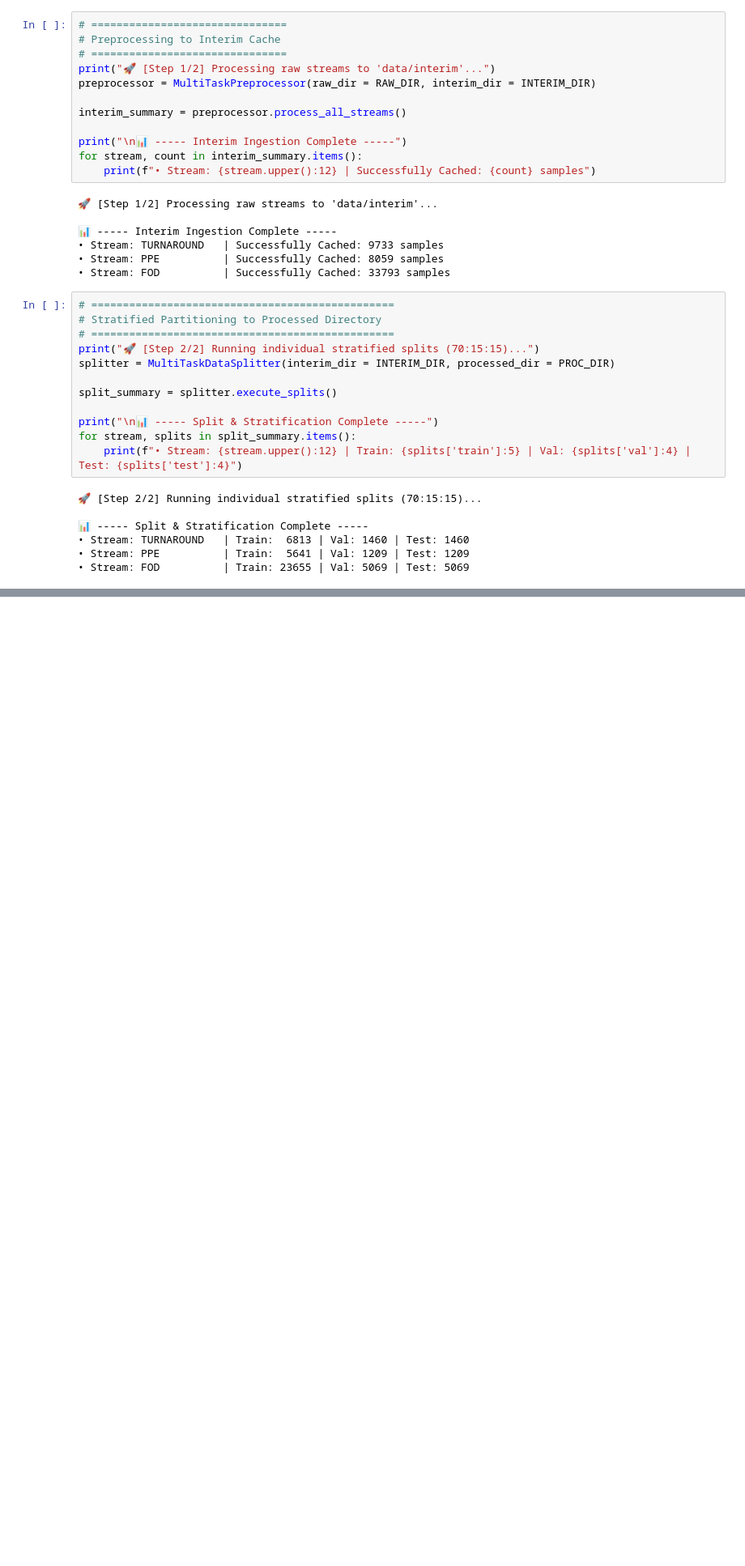
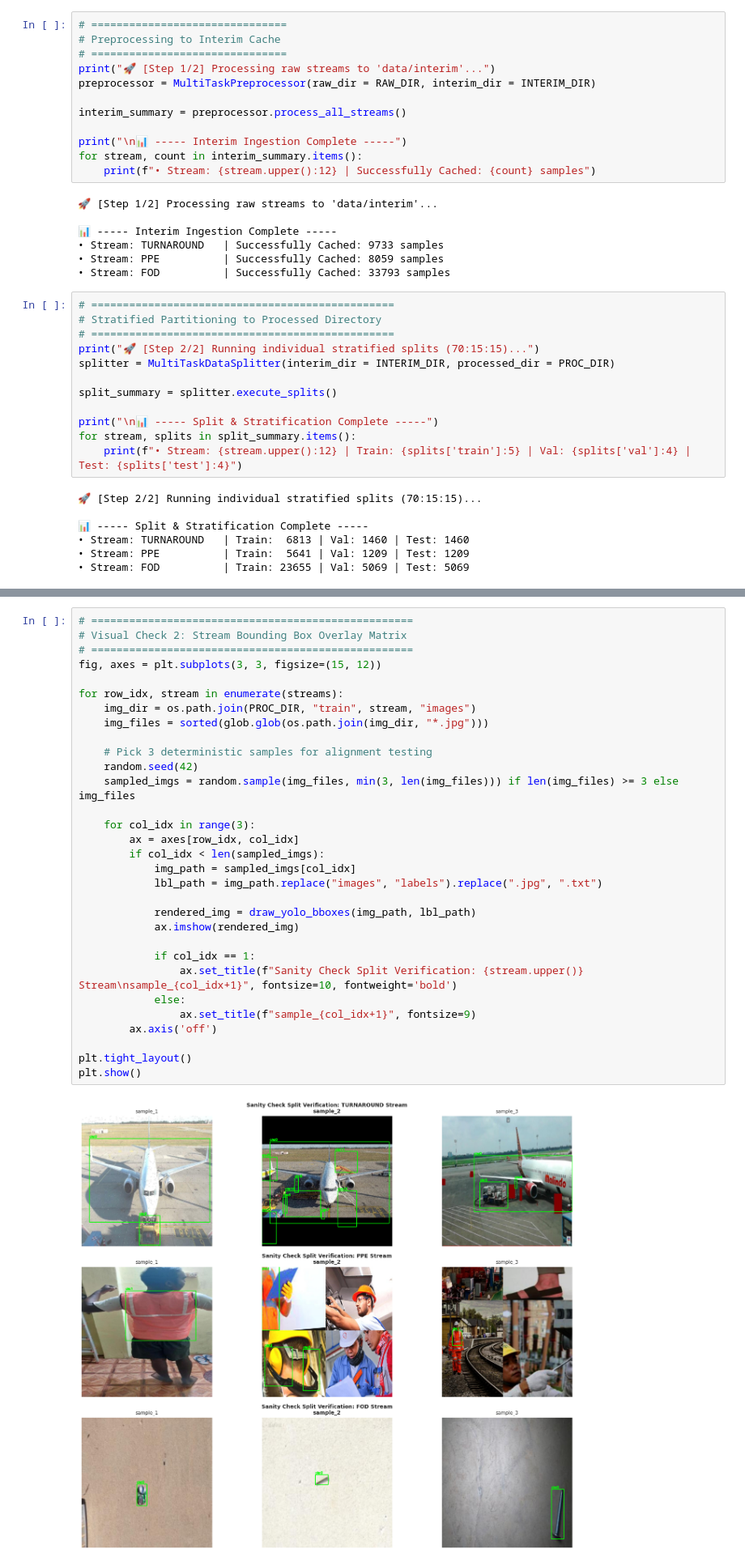
Before and after one commit to shazam-25/airport-incident-detection-final, a Jupyter notebook: notebooks/01-data_preparation.ipynb, the cells around one changed output, grey strips where cells are left out. Shown at 81% size. Saved outputs shown, nothing was run; the diff lists cells and outputs as text; blank space fills up the shorter version.

```diff
--- a/notebooks/01-data_preparation.ipynb
+++ b/notebooks/01-data_preparation.ipynb
@@ -260,0 +353,33 @@ Total structured image-label pairs evaluated: 51585
+# %%
+# ===================================================
+# Visual Check 2: Stream Bounding Box Overlay Matrix
+# ===================================================
+fig, axes = plt.subplots(3, 3, figsize=(15, 12))
+
+for row_idx, stream in enumerate(streams):
+    img_dir = os.path.join(PROC_DIR, "train", stream, "images")
+    img_files = sorted(glob.glob(os.path.join(img_dir, "*.jpg")))
+
+    # Pick 3 deterministic samples for alignment testing
+    random.seed(42)
+    sampled_imgs = random.sample(img_files, min(3, len(img_files))) if len(img_files) >= 3 else img_files
+
+    for col_idx in range(3):
+        ax = axes[row_idx, col_idx]
+        if col_idx < len(sampled_imgs):
+            img_path = sampled_imgs[col_idx]
+            lbl_path = img_path.replace("images", "labels").replace(".jpg", ".txt")
+
+            rendered_img = draw_yolo_bboxes(img_path, lbl_path)
+            ax.imshow(rendered_img)
+
+            if col_idx == 1:
+                ax.set_title(f"Sanity Check Split Verification: {stream.upper()} Stream\nsample_{col_idx+1}", fontsize=10, fontweight='bold')
+            else:
+                ax.set_title(f"sample_{col_idx+1}", fontsize=9)
+        ax.axis('off')
+
+plt.tight_layout()
+plt.show()
+# %% [output]
+[figure, added]
```
Also changed, not shown: parts of 8 cells of this notebook, 2 other files.
